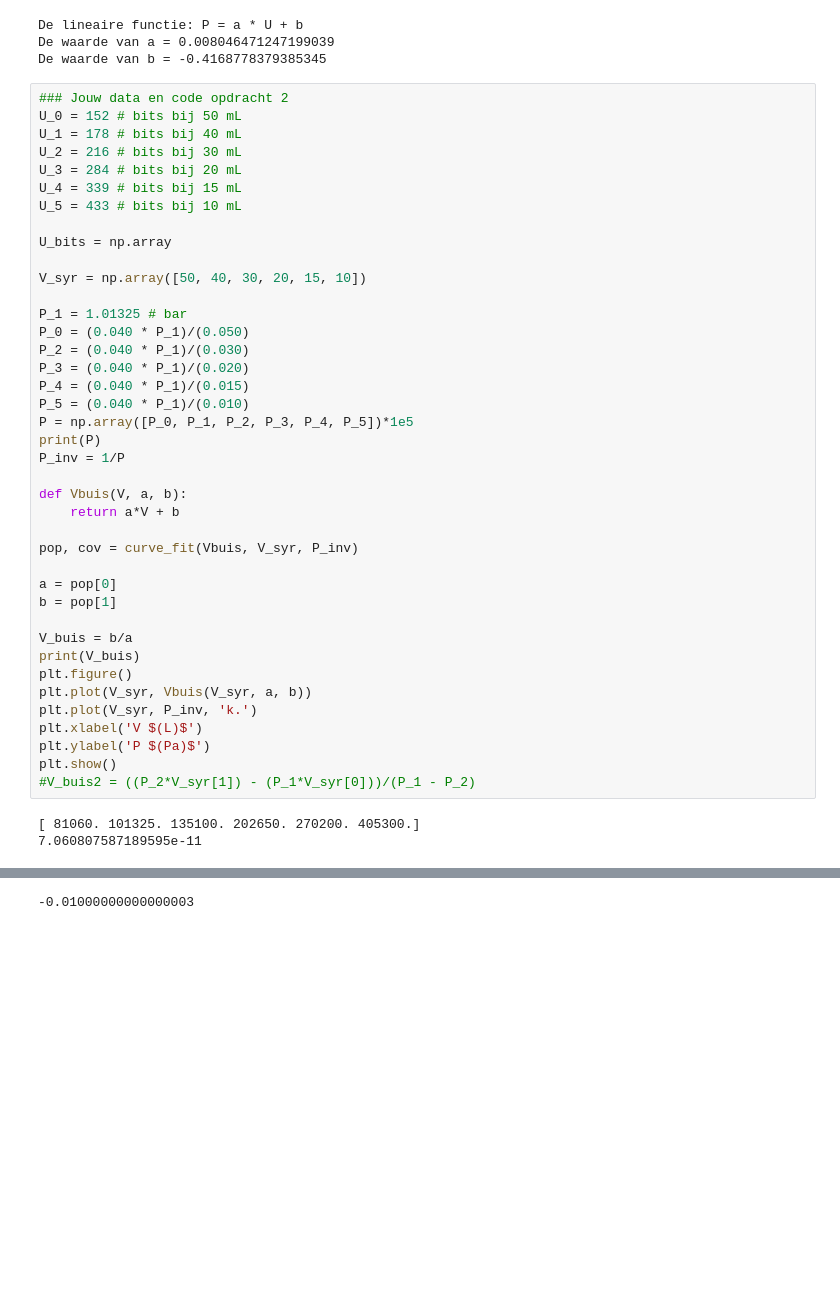
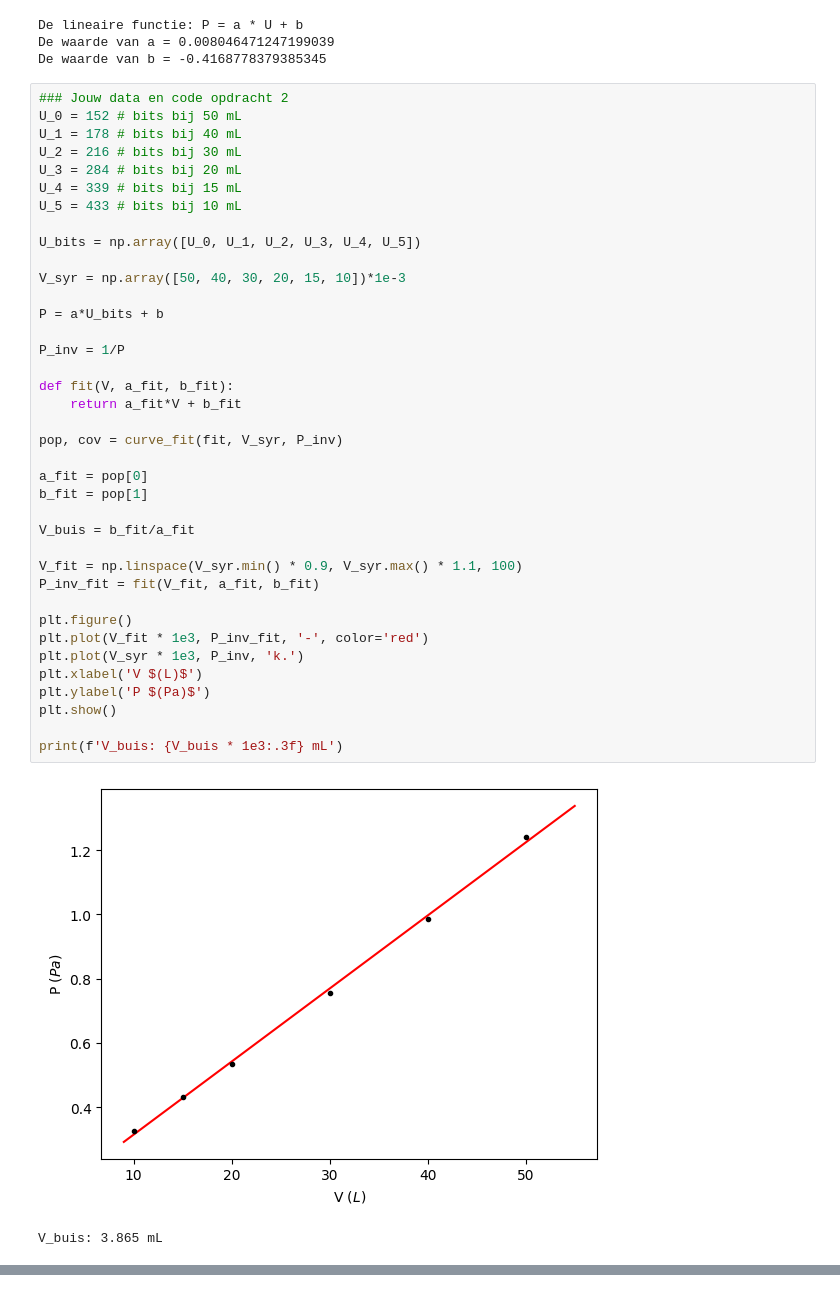
Before and after one commit to ChrisPfeifferTU/49, a Jupyter notebook: Content/Labs/druksensorijken.ipynb, the cells around one changed output, grey strips where cells are left out. Cells and saved outputs as stored; diff of their text form; blank space fills up the shorter version.

```diff
--- a/Content/Labs/druksensorijken.ipynb
+++ b/Content/Labs/druksensorijken.ipynb
@@ -123,43 +123,41 @@ De waarde van b = -0.4168778379385345
 # %%
 ### Jouw data en code opdracht 2
 U_0 = 152 # bits bij 50 mL
 U_1 = 178 # bits bij 40 mL
 U_2 = 216 # bits bij 30 mL
 U_3 = 284 # bits bij 20 mL
 U_4 = 339 # bits bij 15 mL
 U_5 = 433 # bits bij 10 mL
 
-U_bits = np.array
+U_bits = np.array([U_0, U_1, U_2, U_3, U_4, U_5])
 
-V_syr = np.array([50, 40, 30, 20, 15, 10])
+V_syr = np.array([50, 40, 30, 20, 15, 10])*1e-3
 
-P_1 = 1.01325 # bar
-P_0 = (0.040 * P_1)/(0.050)
-P_2 = (0.040 * P_1)/(0.030)
-P_3 = (0.040 * P_1)/(0.020)
-P_4 = (0.040 * P_1)/(0.015)
-P_5 = (0.040 * P_1)/(0.010)
-P = np.array([P_0, P_1, P_2, P_3, P_4, P_5])*1e5
-print(P)
+P = a*U_bits + b
+
 P_inv = 1/P
 
-def Vbuis(V, a, b):
-    return a*V + b
+def fit(V, a_fit, b_fit):
+    return a_fit*V + b_fit
 
-pop, cov = curve_fit(Vbuis, V_syr, P_inv)
+pop, cov = curve_fit(fit, V_syr, P_inv)
 
-a = pop[0]
-b = pop[1]
+a_fit = pop[0]
+b_fit = pop[1]
 
-V_buis = b/a
-print(V_buis)
+V_buis = b_fit/a_fit
+
+V_fit = np.linspace(V_syr.min() * 0.9, V_syr.max() * 1.1, 100)
+P_inv_fit = fit(V_fit, a_fit, b_fit)
+
 plt.figure()
-plt.plot(V_syr, Vbuis(V_syr, a, b))
-plt.plot(V_syr, P_inv, 'k.')
+plt.plot(V_fit * 1e3, P_inv_fit, '-', color='red')
+plt.plot(V_syr * 1e3, P_inv, 'k.')
 plt.xlabel('V $(L)$')
 plt.ylabel('P $(Pa)$')
 plt.show()
-#V_buis2 = ((P_2*V_syr[1]) - (P_1*V_syr[0]))/(P_1 - P_2)
+
+print(f'V_buis: {V_buis * 1e3:.3f} mL')
 # %% [output]
+[figure, new version]
-[ 81060. 101325. 135100. 202650. 270200. 405300.]
-7.060807587189595e-11
+V_buis: 3.865 mL
@@ -167 +163,0 @@ plt.show()
--0.01000000000000003
```
Also changed, not shown: parts of 2 cells of this notebook.
